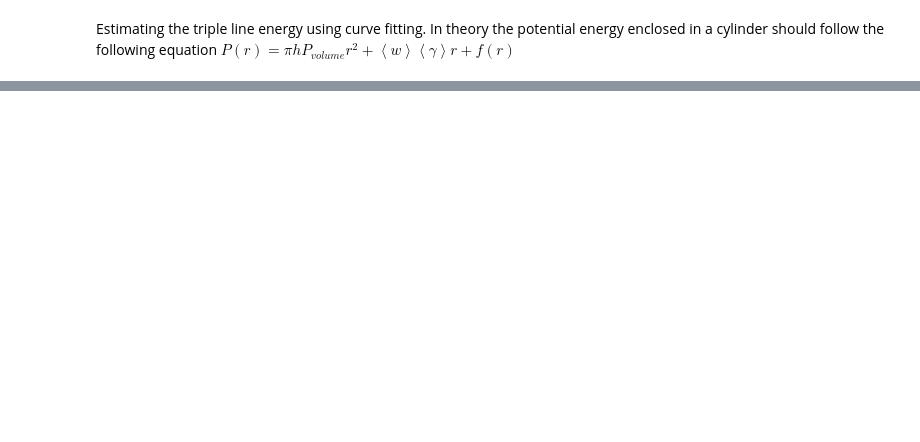
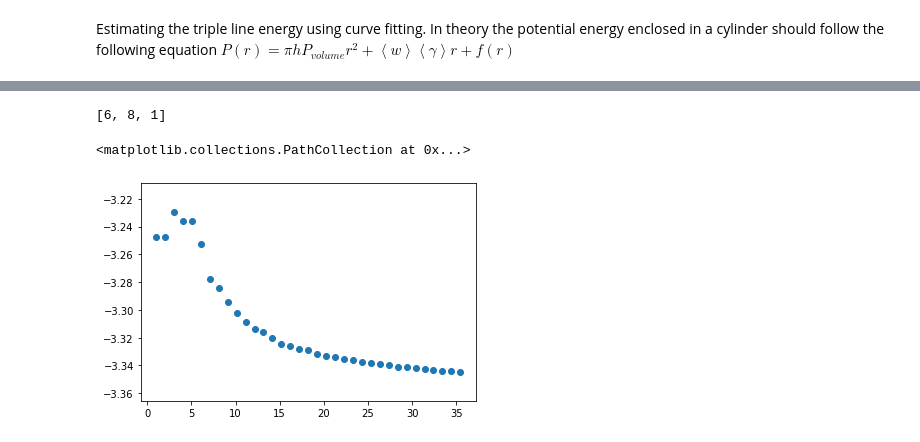
Before and after one commit to PaulTwine/TripleLines.github.io, a Jupyter notebook: TripleLine Fitting.ipynb, the cells around one changed output, grey strips where cells are left out. Saved outputs shown, nothing was run; the diff lists cells and outputs as text; code cells hidden in the pictures; blank space fills up the shorter version.

```diff
--- a/TripleLine Fitting.ipynb
+++ b/TripleLine Fitting.ipynb
@@ -96,3 +89,11 @@ plt.show()
+# %%
+print(objProcess.GetNeighbouringGrainBoundaries(0))
+lstR2,lstV2,lstI2 = objProcess.FindGrainStrip(0,6,1,4.05/4,4.05)
+plt.scatter(lstR2, lstV2)
+# %% [output]
+[6, 8, 1]
+<matplotlib.collections.PathCollection at 0x...>
+[figure, added]
 # %%
 lstTotalPE = []
 lstExcess = []
```
Also changed, not shown: parts of 4 cells of this notebook, 3 other files.
